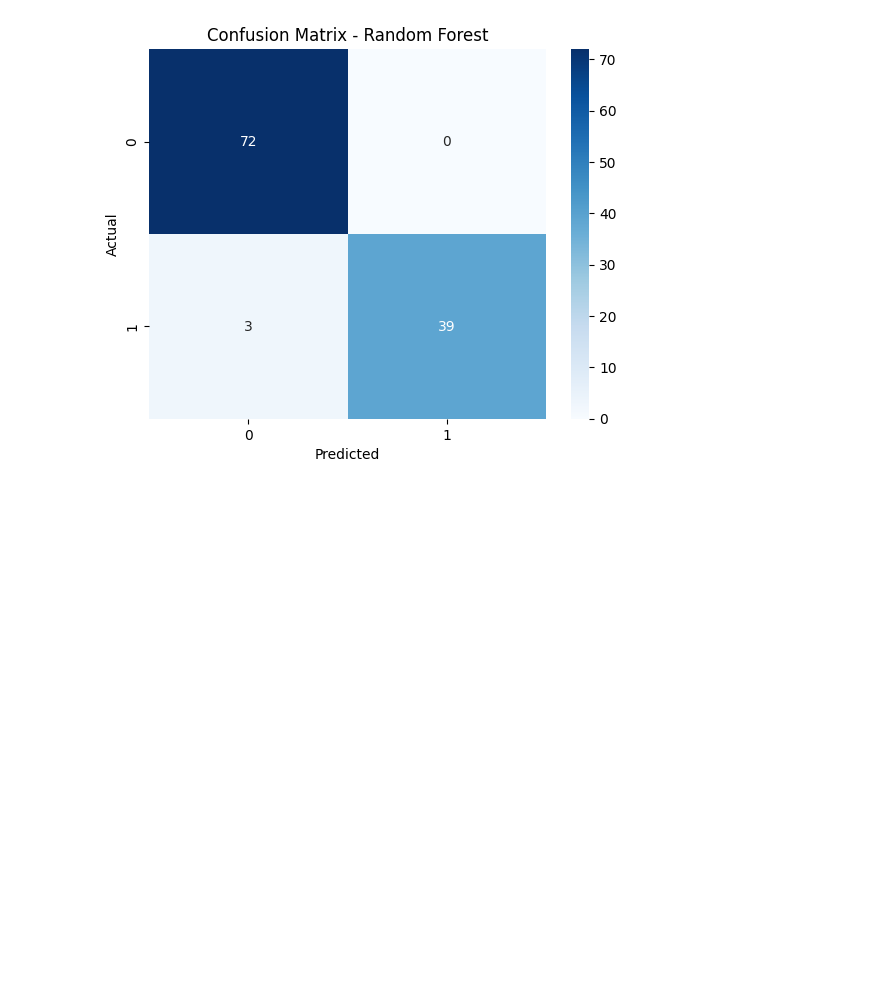
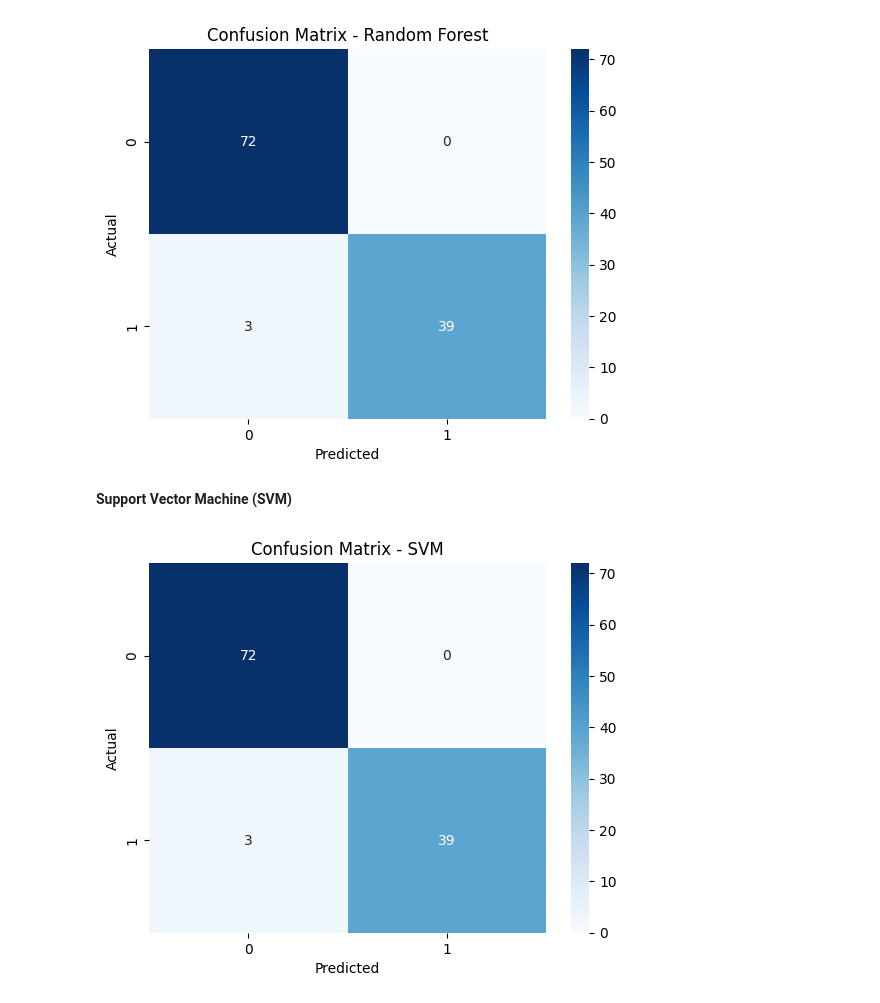
Before and after one commit to Dani7867/breast-cancer-ml, a Jupyter notebook: ML_BreastCancerDetection_C2_36.ipynb, the cells around one changed output. Saved outputs shown, nothing was run; the diff lists cells and outputs as text; code cells hidden in the pictures; blank space fills up the shorter version.

Commit message:
done Support Vector Machine Algorithm

```diff
--- a/ML_BreastCancerDetection_C2_36.ipynb
+++ b/ML_BreastCancerDetection_C2_36.ipynb
@@ -165,3 +171,28 @@ plt.ylabel('Actual')
 plt.show()
 # %% [output]
 [figure]
+# %% [markdown]
+**Support Vector Machine (SVM)**
+# %%
+from sklearn.svm import SVC
+
+svm = SVC(probability=True, random_state=42)
+svm.fit(X_train_scaled, y_train)
+y_pred_svm = svm.predict(X_test_scaled)
+
+# Metrics
+accuracy_svm = accuracy_score(y_test, y_pred_svm)
+precision_svm = precision_score(y_test, y_pred_svm)
+recall_svm = recall_score(y_test, y_pred_svm)
+f1_svm = f1_score(y_test, y_pred_svm)
+roc_auc_svm = roc_auc_score(y_test, svm.predict_proba(X_test_scaled)[:, 1])
+
+# Confusion Matrix
+cm_svm = confusion_matrix(y_test, y_pred_svm)
+sns.heatmap(cm_svm, annot=True, fmt='d', cmap='Blues')
+plt.title('Confusion Matrix - SVM')
+plt.xlabel('Predicted')
+plt.ylabel('Actual')
+plt.show()
+# %% [output]
+[figure, added]
```
Also changed, not shown: parts of 9 cells of this notebook.
